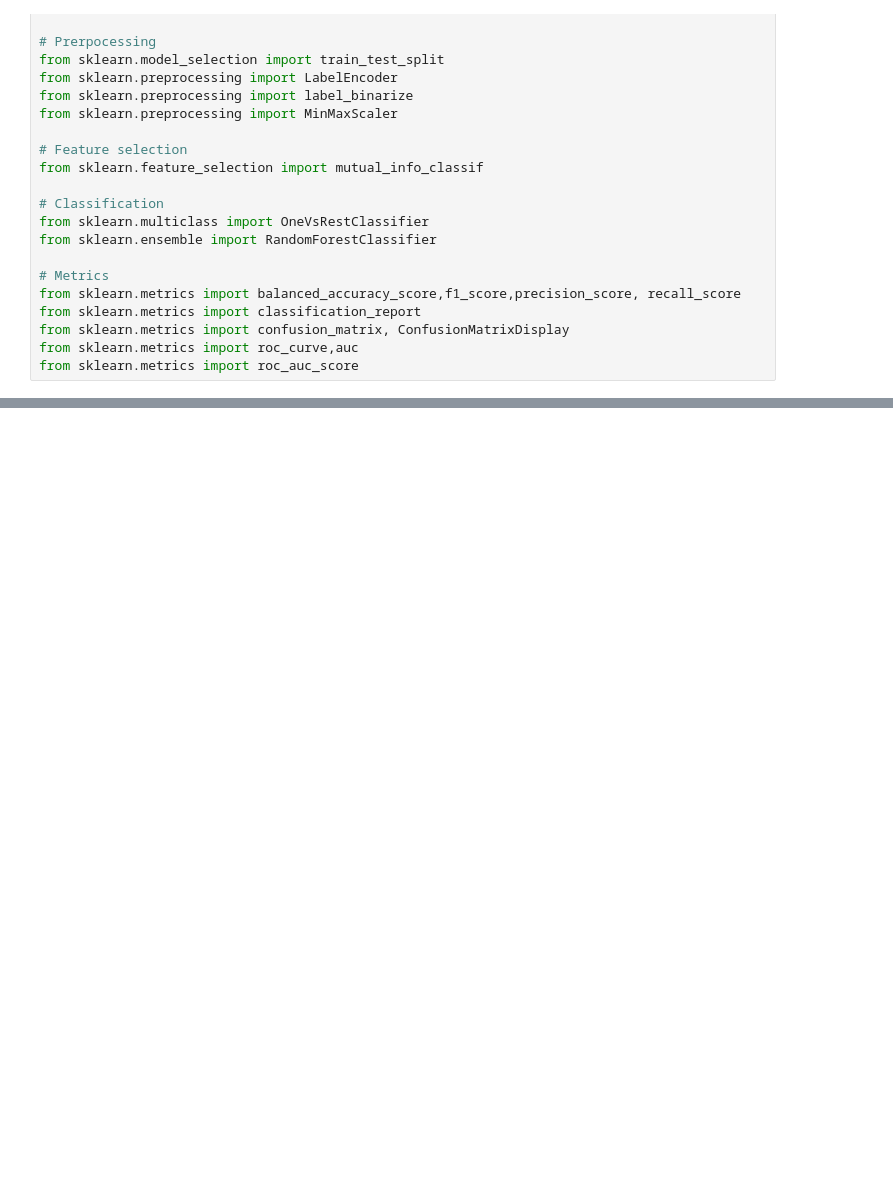
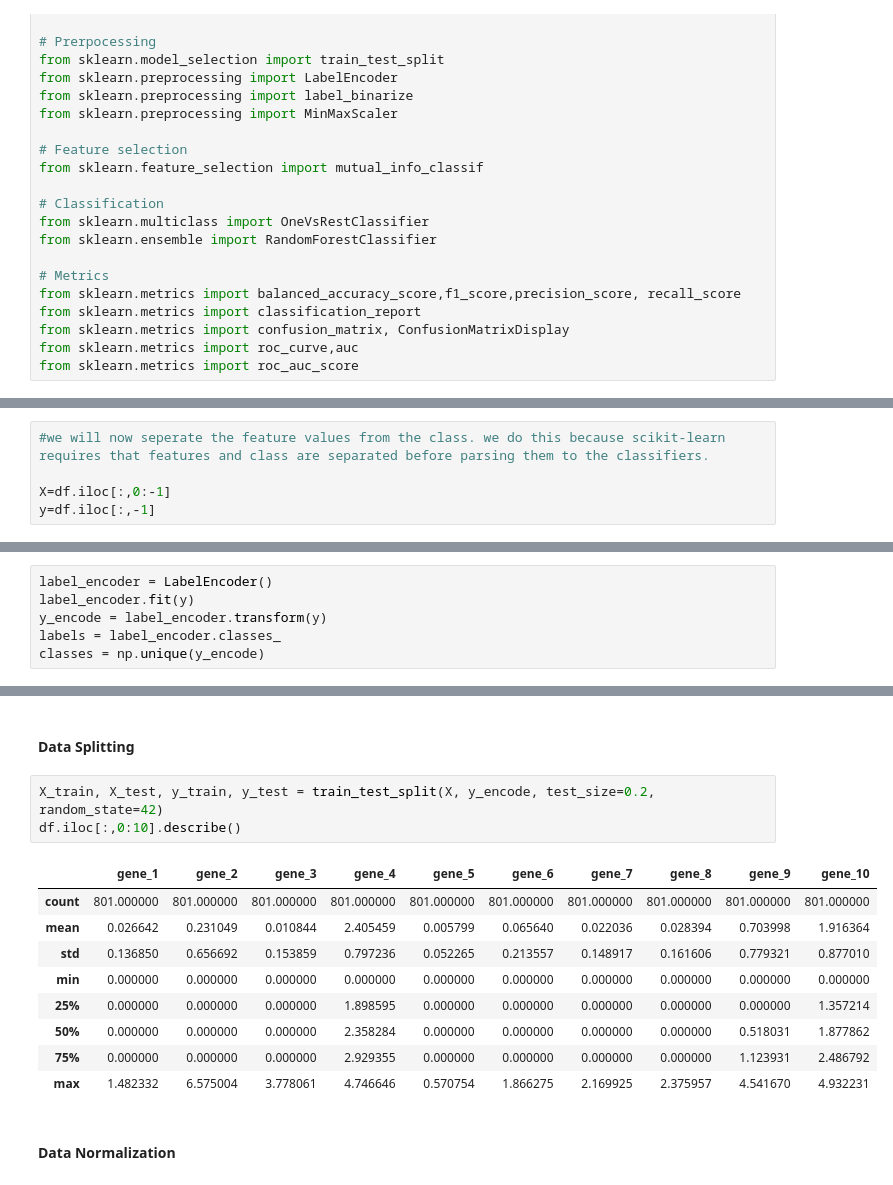
Before and after one commit to ElenaKhramtsova/CancerPredRNA_ml, a Jupyter notebook: Cancer_prediction_ml.ipynb, the cells around one changed output, grey strips where cells are left out. Saved outputs shown, nothing was run; the diff lists cells and outputs as text; blank space fills up the shorter version.

```diff
--- a/Cancer_prediction_ml.ipynb
+++ b/Cancer_prediction_ml.ipynb
@@ -41,0 +134,5 @@ from sklearn.metrics import roc_auc_score
+# %%
+#we will now seperate the feature values from the class. we do this because scikit-learn requires that features and class are separated before parsing them to the classifiers.
+
+X=df.iloc[:,0:-1]
+y=df.iloc[:,-1]
@@ -41,0 +153,6 @@ from sklearn.metrics import roc_auc_score
+# %%
+label_encoder = LabelEncoder()
+label_encoder.fit(y)
+y_encode = label_encoder.transform(y)
+labels = label_encoder.classes_
+classes = np.unique(y_encode)
@@ -41,0 +163,17 @@ from sklearn.metrics import roc_auc_score
+# %% [markdown]
+#### Data Splitting
+# %%
+X_train, X_test, y_train, y_test = train_test_split(X, y_encode, test_size=0.2, random_state=42)
+df.iloc[:,0:10].describe()
+# %% [output]
+|  | gene_1 | gene_2 | gene_3 | gene_4 | gene_5 | gene_6 | gene_7 | gene_8 | gene_9 | gene_10 |
+| count | 801.000000 | 801.000000 | 801.000000 | 801.000000 | 801.000000 | 801.000000 | 801.000000 | 801.000000 | 801.000000 | 801.000000 |
+| mean | 0.026642 | 0.231049 | 0.010844 | 2.405459 | 0.005799 | 0.065640 | 0.022036 | 0.028394 | 0.703998 | 1.916364 |
+| std | 0.136850 | 0.656692 | 0.153859 | 0.797236 | 0.052265 | 0.213557 | 0.148917 | 0.161606 | 0.779321 | 0.877010 |
+| min | 0.000000 | 0.000000 | 0.000000 | 0.000000 | 0.000000 | 0.000000 | 0.000000 | 0.000000 | 0.000000 | 0.000000 |
+| 25% | 0.000000 | 0.000000 | 0.000000 | 1.898595 | 0.000000 | 0.000000 | 0.000000 | 0.000000 | 0.000000 | 1.357214 |
+| 50% | 0.000000 | 0.000000 | 0.000000 | 2.358284 | 0.000000 | 0.000000 | 0.000000 | 0.000000 | 0.518031 | 1.877862 |
+| 75% | 0.000000 | 0.000000 | 0.000000 | 2.929355 | 0.000000 | 0.000000 | 0.000000 | 0.000000 | 1.123931 | 2.486792 |
+| max | 1.482332 | 6.575004 | 3.778061 | 4.746646 | 0.570754 | 1.866275 | 2.169925 | 2.375957 | 4.541670 | 4.932231 |
+# %% [markdown]
+#### Data Normalization
```
Also changed, not shown: parts of 33 cells of this notebook.
